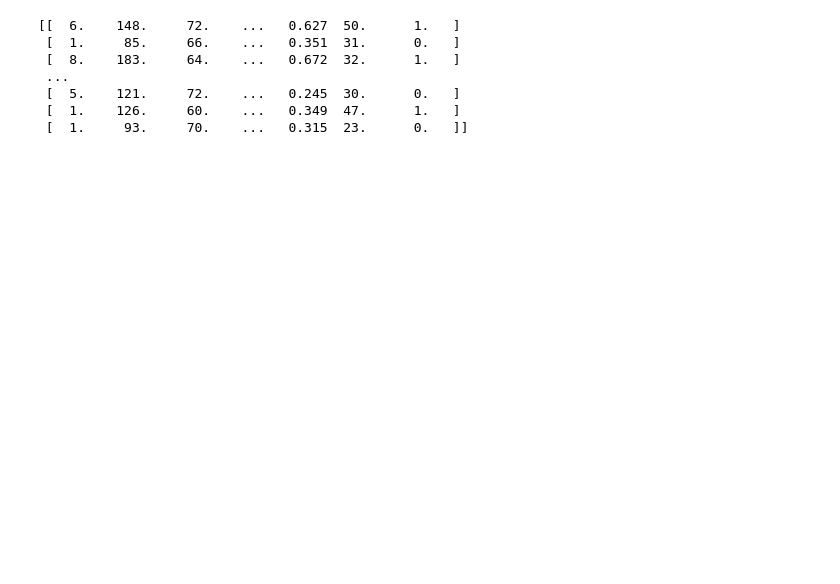
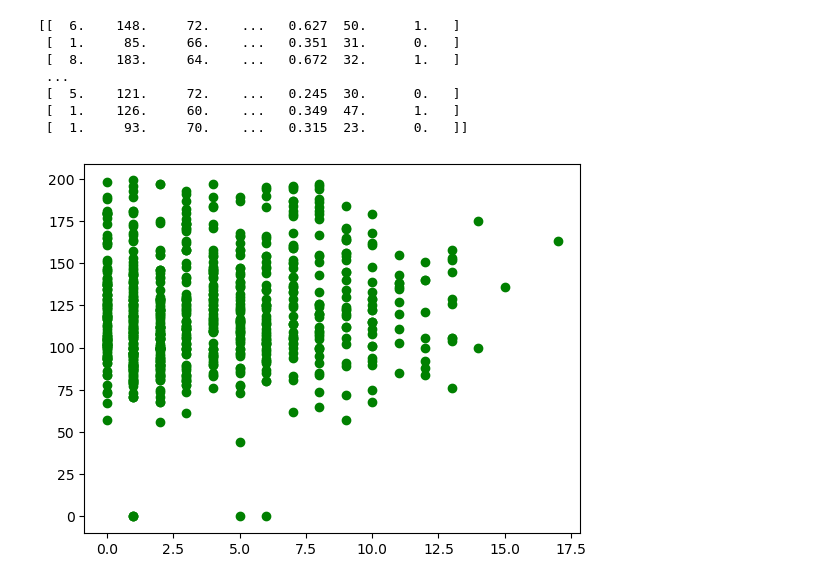
Before and after one commit to MohamedDerri/Machine-Learning-Course, a Jupyter notebook: Labs/lab2/pima_indian_diabetes.ipynb, the cells around one changed output. Saved outputs shown, nothing was run; the diff lists cells and outputs as text; code cells hidden in the pictures; blank space fills up the shorter version.

```diff
--- a/Labs/lab2/pima_indian_diabetes.ipynb
+++ b/Labs/lab2/pima_indian_diabetes.ipynb
@@ -16,4 +16,12 @@ print(pima)
  [  5.    121.     72.    ...   0.245  30.      0.   ]
  [  1.    126.     60.    ...   0.349  47.      1.   ]
  [  1.     93.     70.    ...   0.315  23.      0.   ]]
+# %%
+plt.ion()
+plt.plot(pima[:,0],pima[:,1],"go")
+
+
+plt.show()
+# %% [output]
+[figure, added]
 # %%
```
Also changed, not shown: parts of 2 cells of this notebook.
